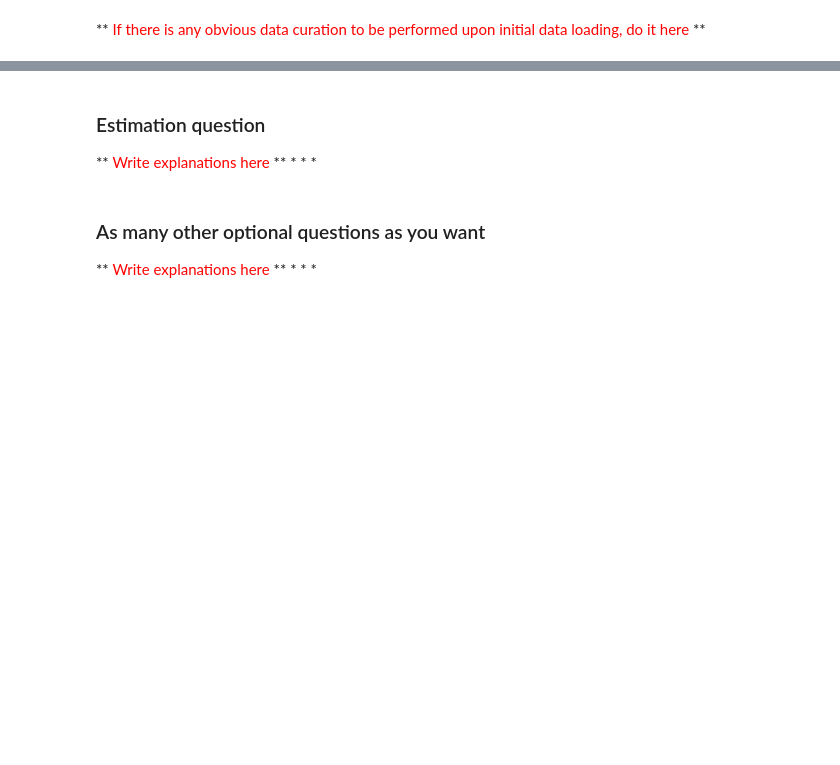
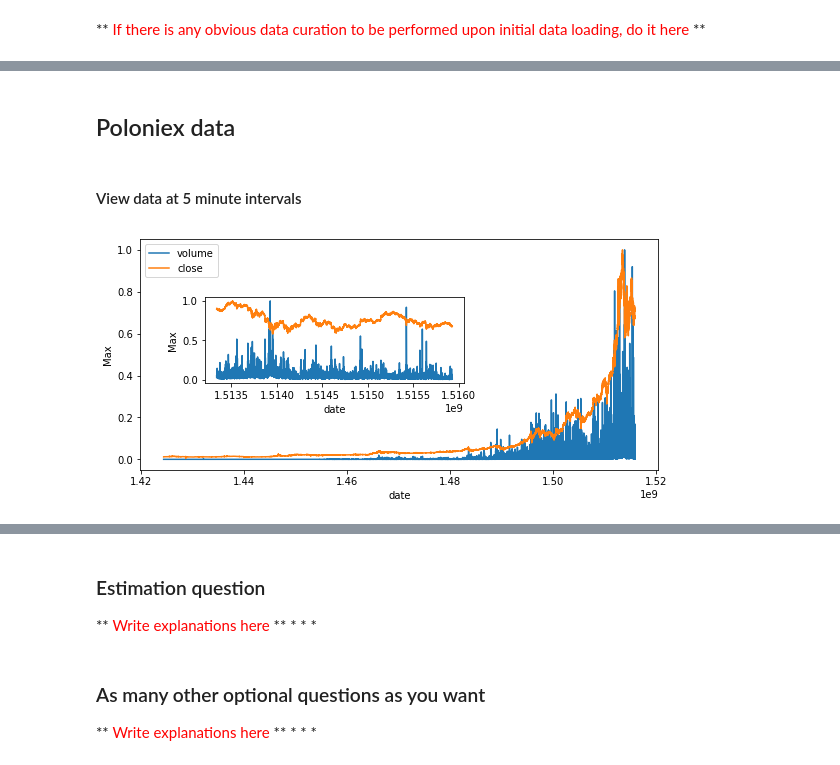
Before and after one commit to SebastienMoeller/MAP536_Python_Final, a Jupyter notebook: Projet_Notebook_Sebastien_MOELLER_Viktor_MALESEVIC.ipynb, the cells around one changed output, grey strips where cells are left out. Drawn from its saved outputs; the diff is of its cells as text; code cells hidden in the pictures; blank space fills up the shorter version.

Commit message:
Data import and initial analysis

```diff
--- a/Projet_Notebook_Sebastien_MOELLER_Viktor_MALESEVIC.ipynb
+++ b/Projet_Notebook_Sebastien_MOELLER_Viktor_MALESEVIC.ipynb
@@ -75,0 +111,8 @@ FILE
+# %%
+from pytrends.request import TrendReq
+pytrends = TrendReq(hl='en-US', tz=360)
+
+kw_list = ["Blockchain", "BTC", "BitCoin"]
+pytrends.build_payload(kw_list)
+
+trends = pytrends.interest_over_time()
@@ -76,2 +150,5 @@ FILE
+# %%
+terms = ('Blockchain', 'BTC', 'BitCoin')
+trends = payload(terms)
 # %% [markdown]
 ** <span style="color:red">If there is any obvious data curation to be performed upon initial data loading, do it here</span> **
@@ -107,0 +187,7 @@ NameError: name 'plot' is not defined
+# %%
+data['delta'] = data['open'] - data['close']
+
+price = pd.DataFrame(btc86400["close"])
+price['pct_change'] = price.close.pct_change()
+price['log_return'] = np.log(price.close) - np.log(price.close.shift(1))
+data['logReturn'] = price['log_return']
@@ -107,0 +291,32 @@ NameError: name 'plot' is not defined
+# %%
+import matplotlib.pyplot as plt
+
+def multiPlot(data, x, y, factor):
+    fig = plt.figure()
+
+    axes1 = fig.add_axes([0.05, 0.2, 1.2, 0.8]) # main axes
+    axes2 = fig.add_axes([0.2, 0.5, 0.6, 0.3]) # inset axes
+
+    # main figure
+    for i in range(len(y)):
+        axes1.plot(data[x], data[y[i]]/data[y[i]].max())
+
+    axes1.legend(loc=2)
+    axes1.set_xlabel(x)
+    axes1.set_ylabel('Max')
+
+    # insert
+    for i in range(len(y)):
+        axes2.plot(data[x][-30*factor:], data[y[i]][-30*factor:]/data[y[i]][-30*factor:].max())
+
+    axes2.set_xlabel(x)
+    axes2.set_ylabel('Max');
+    plt.show()
+# %% [markdown]
+## Poloniex data
+# %% [markdown]
+#### View data at 5 minute intervals
+# %%
+multiPlot(btc300, 'date', ('volume','close'), 12*24)
+# %% [output]
+[figure, added]
```
Also changed, not shown: parts of 56 cells of this notebook.
